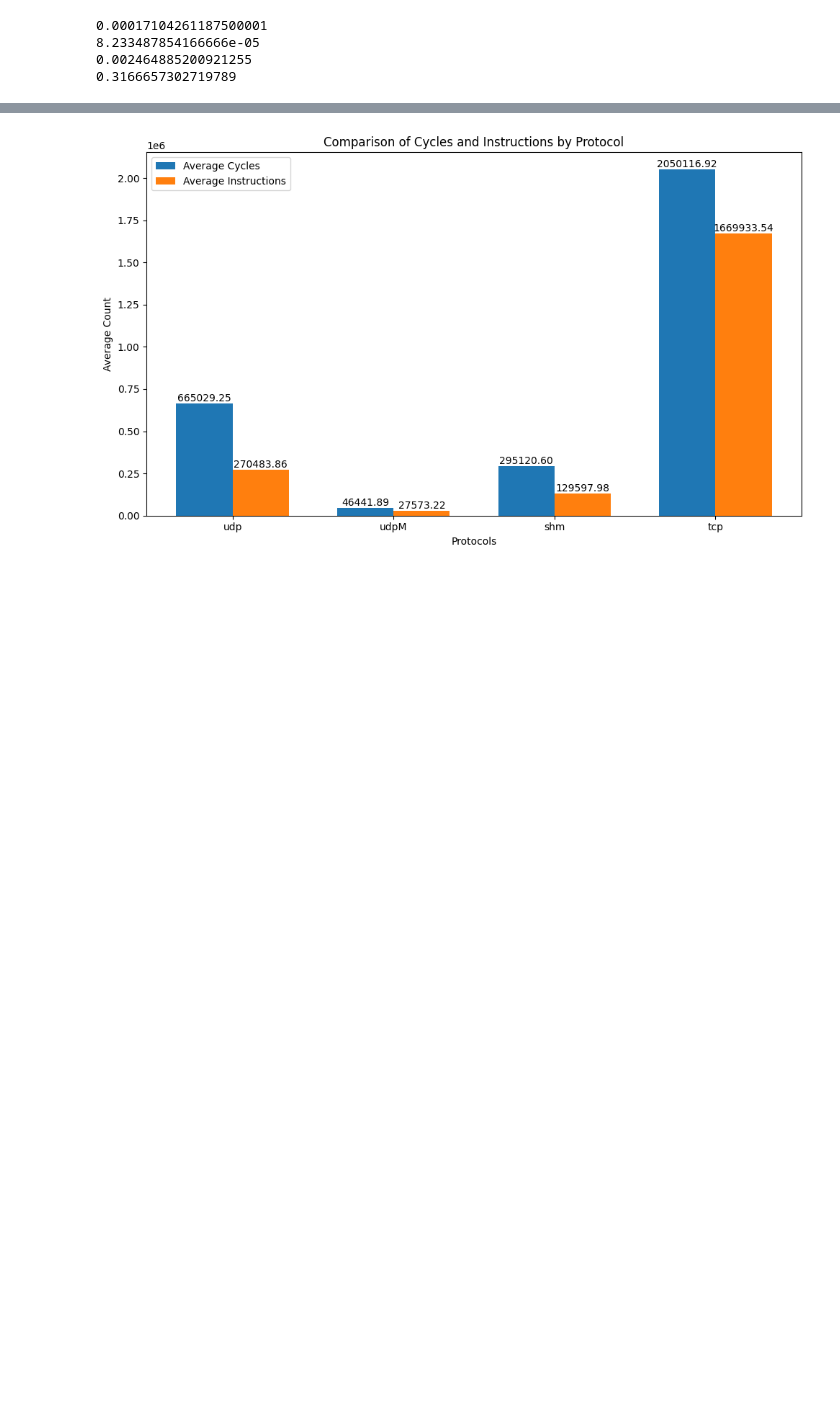
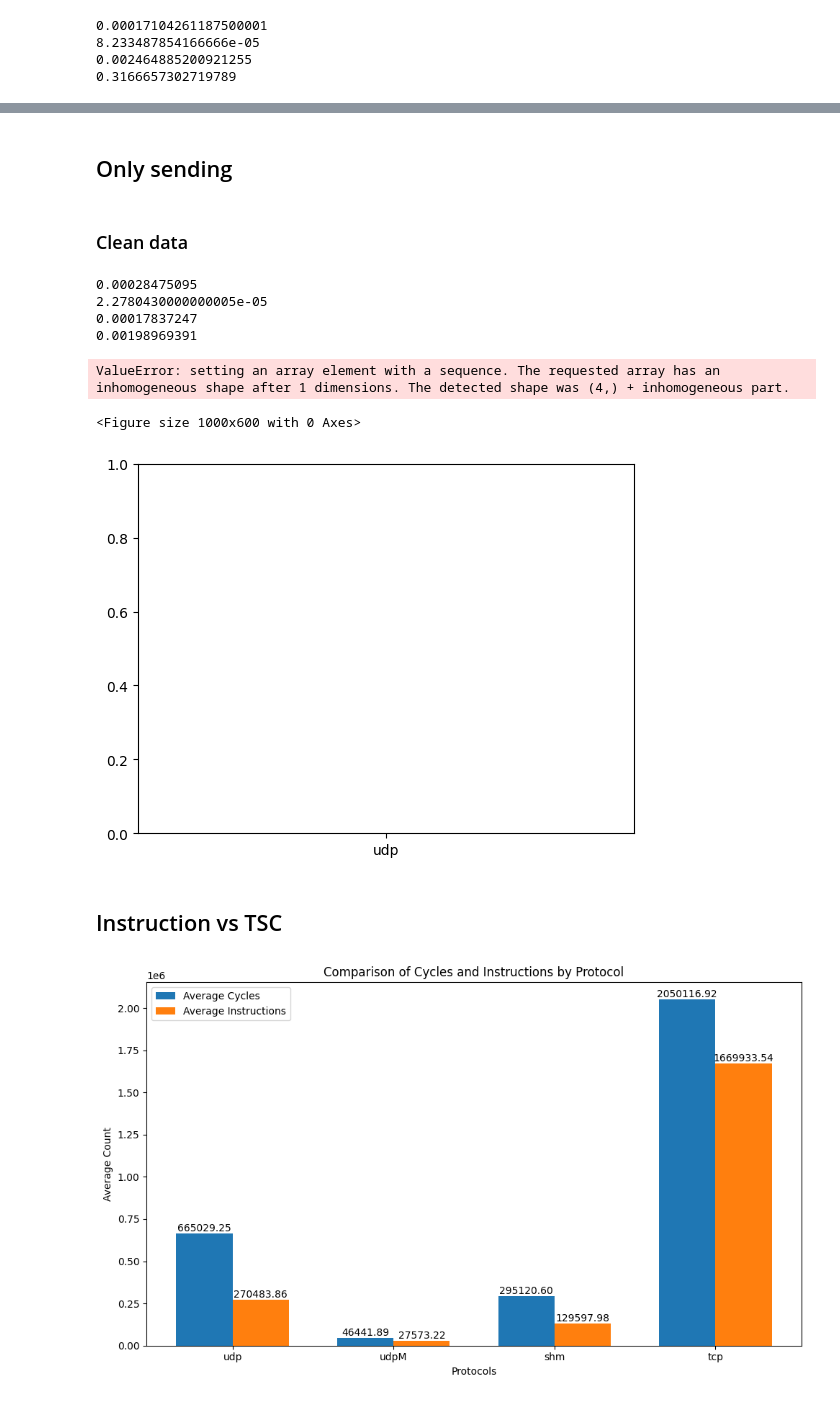
Before and after one commit to madella/tesiM, a Jupyter notebook: cineca/d_proc_transport.ipynb, the cells around one changed output, grey strips where cells are left out. Drawn from its saved outputs; the diff is of its cells as text; code cells hidden in the pictures; blank space fills up the shorter version.

```diff
--- a/cineca/d_proc_transport.ipynb
+++ b/cineca/d_proc_transport.ipynb
@@ -143,3 +182,58 @@ No artists with labels found to put in legend.  Note that artists whose label st
+# %% [markdown]
+## Only sending
+# %% [markdown]
+### Clean data
+# %%
+column_time_sent = {}
+# Convert data to timespec
+for prots in sent_data_time:
+    list_difference=[]
+    nlen= len(sent_data_time[prots])
+    for cycle_data in sent_data_time[prots]:
+        list_difference.append(cycle_data[0] + cycle_data[1] / 1e9) # time in second
+    column_time_sent[prots]=list_difference
+    print(np.average(column_time_sent[prots]))
+
+# Remove outliers
+column_time_sent_cleaned = {}
+for prots, data in column_time_sent.items():
+    lower_bound, upper_bound = calculate_iqr(data)
+    column_time_sent_cleaned[prots] = [x for x in data if lower_bound <= x <= upper_bound]
+# %% [output]
+0.00028475095
+2.2780430000000005e-05
+0.00017837247
+0.00198969391
+# %%
+# Prepare data for bar plot
+column_averages={}
+for prots, data in column_time_sent_cleaned.items():
+    column_averages[prots] = np.average(column_time_sent_cleaned[prots])
+
+bar_labels = protocols
+bar_colors = ['tab:red', 'tab:orange', 'tab:blue', 'tab:green','tab:purple','tab:pink','tab:cyan','tab:olive']
+
+plt.figure(figsize=(10, 6))
+fig, ax = plt.subplots()
+bars= ax.bar(bar_labels,column_time_sent_cleaned.values())
+# Add values inside each bar
+for bar in bars:
+    height = bar.get_height()
+    ax.text(bar.get_x() + bar.get_width() / 2, height, f'{height:.5f}', ha='center', va='bottom')
+plt.xlabel(" # of partition ( 0 = dummy ) ")
+plt.ylabel("Average time (s)")
+plt.legend()
+plt.title("Average sending message time in different protocols (1 pub 48 sub)")
+plt.grid(axis='y', linestyle=':')
+#plt.savefig(f"results/barplots_protocols_{base_dir.split('/')[2]}.png")
+
+plt.show()
+# %% [output]
+ValueError: setting an array element with a sequence. The requested array has an inhomogeneous shape after 1 dimensions. The detected shape was (4,) + inhomogeneous part.
+<Figure size 1000x600 with 0 Axes>
+[figure, added]
+# %% [markdown]
+## Instruction vs TSC
 # %%
 cycles,cycles_cleaned,instructions_cleaned={},{},{}
 instructions={}
```
Also changed, not shown: parts of 12 cells of this notebook, 2 other files.
